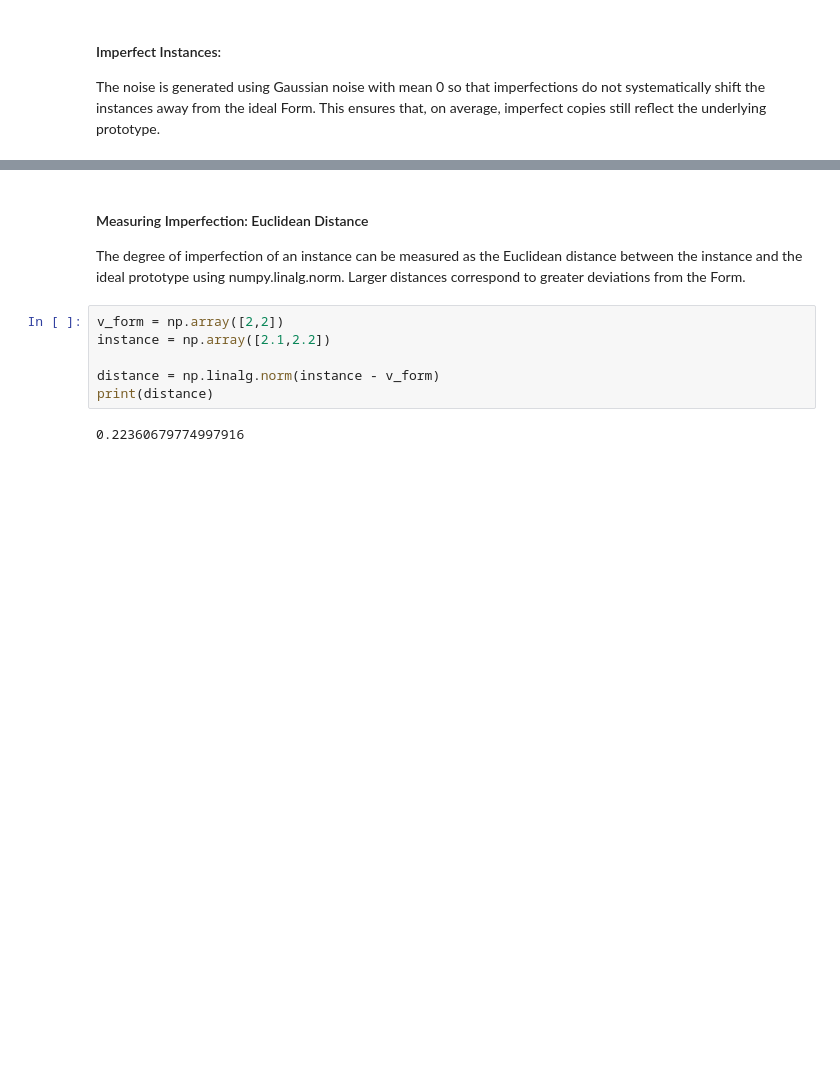
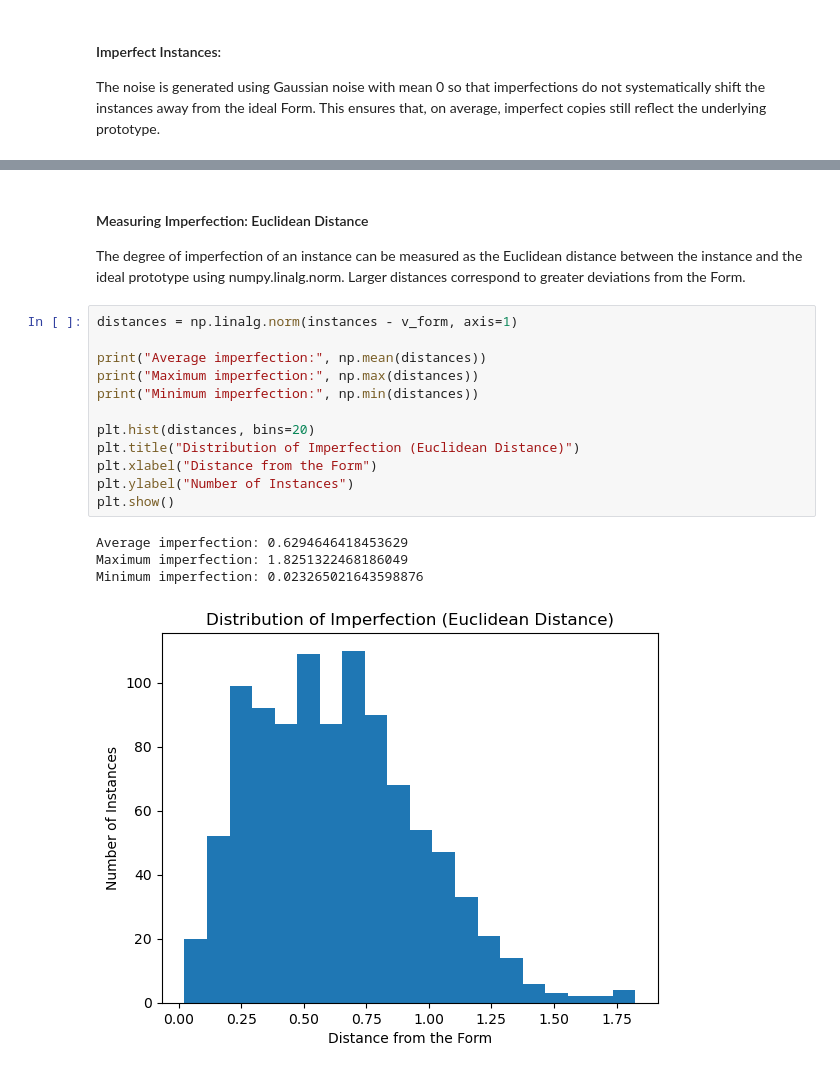
Before and after one commit to IvanOgnyanovGoranov/platonic-forms-mathematical-model, a Jupyter notebook: platonic-forms-mathematical-model.ipynb, the cells around one changed output, grey strips where cells are left out. Cells and saved outputs as stored; diff of their text form; blank space fills up the shorter version.

Commit message:
Added Euclidean distance analysis

```diff
--- a/platonic-forms-mathematical-model.ipynb
+++ b/platonic-forms-mathematical-model.ipynb
@@ -95,11 +95,20 @@ plt.show()
-# %% [markdown]
-#### Measuring Imperfection: Euclidean Distance
-The degree of imperfection of an instance can be measured as the Euclidean distance between the instance and the ideal prototype using numpy.linalg.norm. Larger distances correspond to greater deviations from the Form.
-# %%
-v_form = np.array([2,2])
-instance = np.array([2.1,2.2])
-
-distance = np.linalg.norm(instance - v_form)
-print(distance)
-# %% [output]
-0.22360679774997916
+# %% [markdown]
+#### Measuring Imperfection: Euclidean Distance
+The degree of imperfection of an instance can be measured as the Euclidean distance between the instance and the ideal prototype using numpy.linalg.norm. Larger distances correspond to greater deviations from the Form.
+# %%
+distances = np.linalg.norm(instances - v_form, axis=1)
+
+print("Average imperfection:", np.mean(distances))
+print("Maximum imperfection:", np.max(distances))
+print("Minimum imperfection:", np.min(distances))
+
+plt.hist(distances, bins=20)
+plt.title("Distribution of Imperfection (Euclidean Distance)")
+plt.xlabel("Distance from the Form")
+plt.ylabel("Number of Instances")
+plt.show()
+# %% [output]
+Average imperfection: 0.6294646418453629
+Maximum imperfection: 1.8251322468186049
+Minimum imperfection: 0.023265021643598876
+[figure, added]
```
Also changed, not shown: parts of 1 cell of this notebook.
